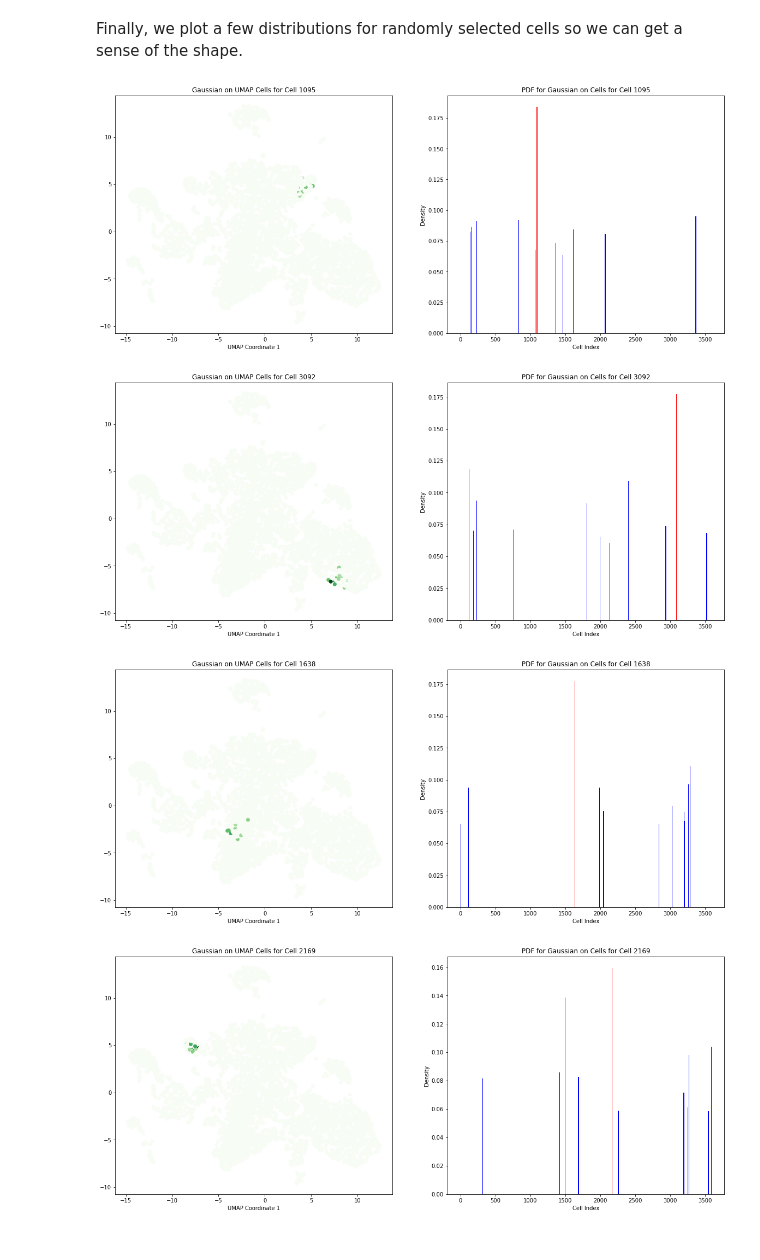
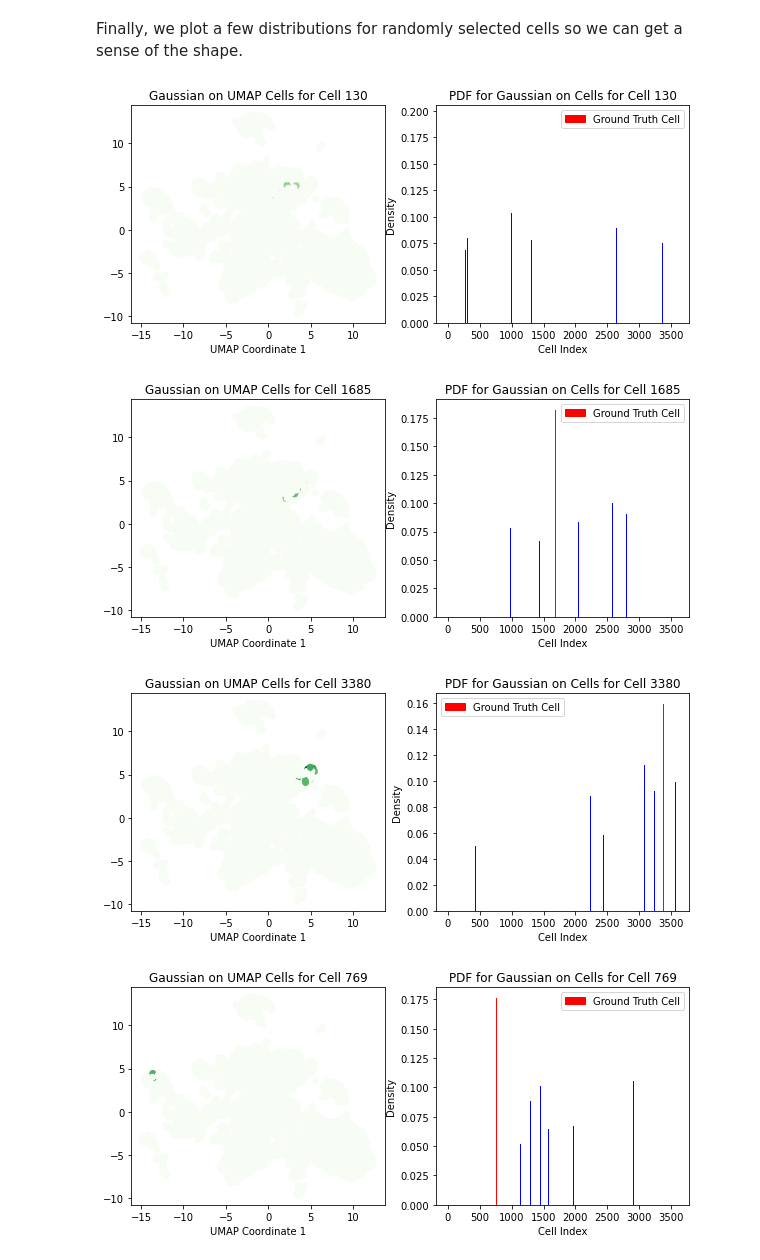
Before and after one commit to kushagrasharma/hormozlab, a Jupyter notebook: Selecting Sigma for Gaussian Distribution.ipynb, the cells around one changed output. Cells and saved outputs as stored; diff of their text form; code cells hidden in the pictures.

```diff
--- a/Selecting Sigma for Gaussian Distribution.ipynb
+++ b/Selecting Sigma for Gaussian Distribution.ipynb
@@ -201,21 +208,23 @@ Finally, we plot a few distributions for randomly selected cells so we can get a
 # %%
 for i in range(5):
     idx = np.random.randint(0, len(train_full))
     colors = ['b'] * len(train_umap)
     colors[idx] = 'r'
-    fig, (ax1, ax2) = plt.subplots(1,2, figsize=(20,8))
+    fig, (ax1, ax2) = plt.subplots(1,2, figsize=(10,4))
     ax1.scatter(train_umap[:,0], train_umap[:,1], c=truncated_gaussian[idx,:], cmap='Greens')
     ax1.set_title(r'Gaussian on UMAP Cells for Cell {}'.format(idx))
     ax1.set_xlabel("UMAP Coordinate 1")
     ax2.set_ylabel("UMAP Coordinate 2")
     ax2.bar(np.arange(len(truncated_gaussian)),
             truncated_gaussian[idx,:], width=10, color=colors)
     ax2.set_title("PDF for Gaussian on Cells for Cell {}".format(idx))
     ax2.set_xlabel("Cell Index")
     ax2.set_ylabel("Density")
+    red_patch = mpatches.Patch(color='red', label='Ground Truth Cell')
+    ax2.legend(handles=[red_patch])
     plt.show()
 # %% [output]
-[figure, old version]
+[figure, new version]
-[figure, old version]
+[figure, new version]
-[figure, old version]
+[figure, new version]
-[figure, old version]
+[figure, new version]
```
Also changed, not shown: parts of 4 cells of this notebook, 13 other files.
